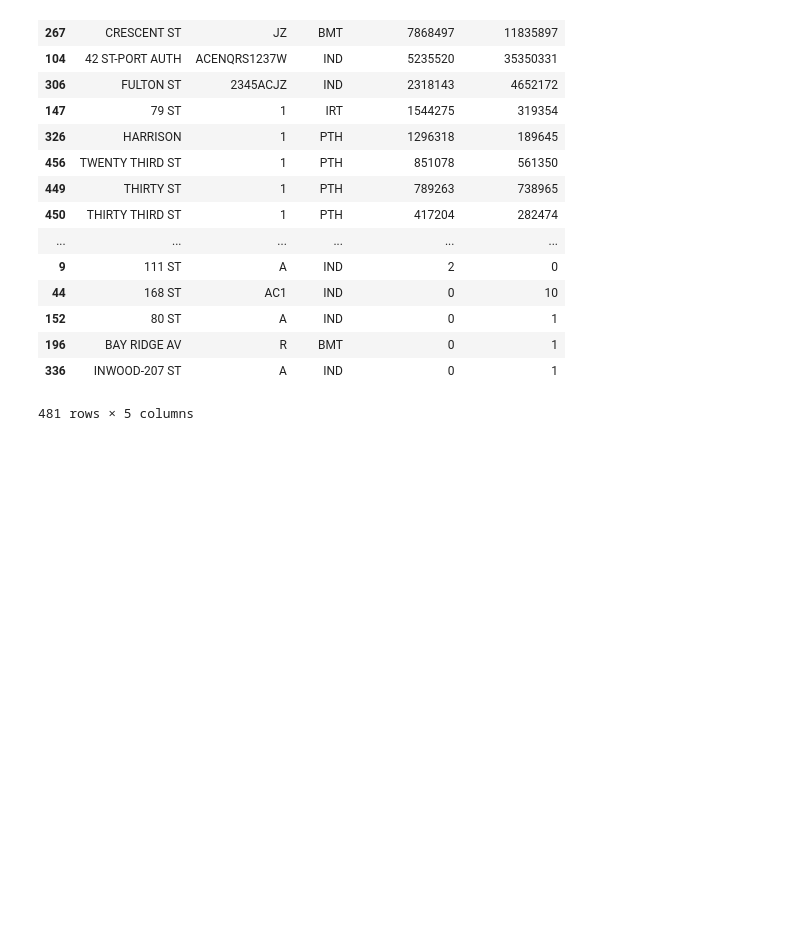
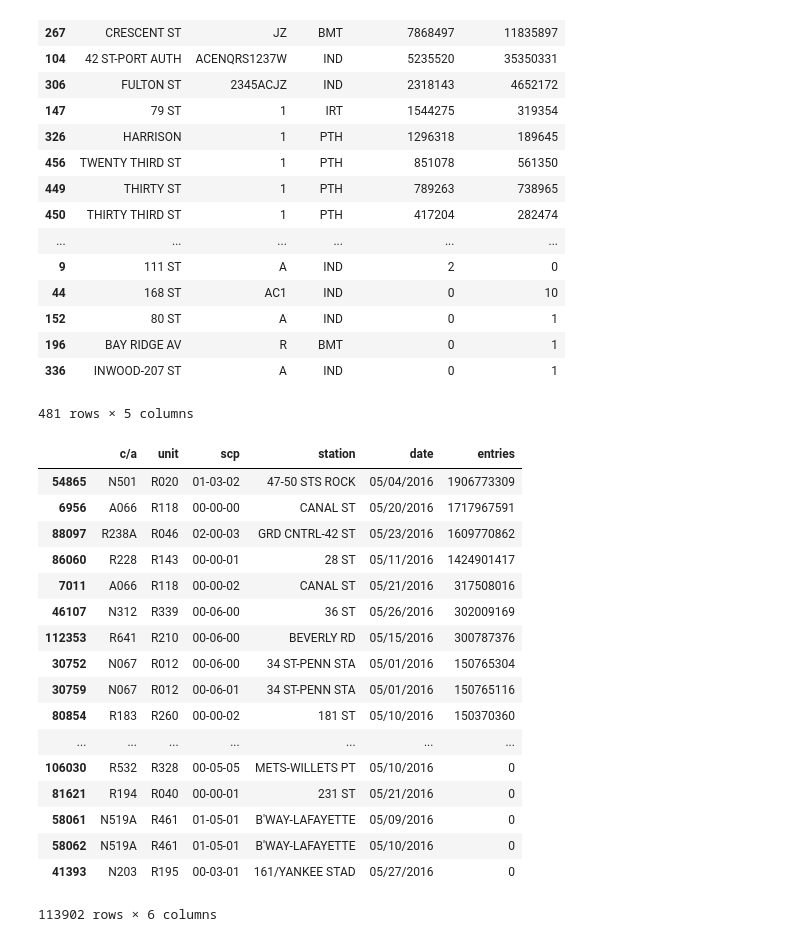
Before and after one commit to dogrdon/uw_big_data_tech, a Jupyter notebook: course_3/project/explore_ridership.ipynb, the cells around one changed output. Cells and saved outputs as stored; diff of their text form; code cells hidden in the pictures; blank space fills up the shorter version.

```diff
--- a/course_3/project/explore_ridership.ipynb
+++ b/course_3/project/explore_ridership.ipynb
@@ -303,3 +303,27 @@ df17_diff.sort_values(by=['month_entry_total', 'month_exit_total'], ascending=Fa
 | 196 | BAY RIDGE AV | R | BMT | 0 | 1 |
 | 336 | INWOOD-207 ST | A | IND | 0 | 1 |
 481 rows × 5 columns
+# %%
+df16_entries_diff = (df16.groupby(['c/a', 'unit', 'scp', 'station', 'date'])['entries'].max()\
+           -df16.groupby(['c/a', 'unit', 'scp', 'station', 'date'])['entries'].min()).reset_index()
+# %%
+df16_entries_diff.sort_values(by='entries', ascending=False)
+# %% [output]
+|  | c/a | unit | scp | station | date | entries |
+| 54865 | N501 | R020 | 01-03-02 | 47-50 STS ROCK | 05/04/2016 | 1906773309 |
+| 6956 | A066 | R118 | 00-00-00 | CANAL ST | 05/20/2016 | 1717967591 |
+| 88097 | R238A | R046 | 02-00-03 | GRD CNTRL-42 ST | 05/23/2016 | 1609770862 |
+| 86060 | R228 | R143 | 00-00-01 | 28 ST | 05/11/2016 | 1424901417 |
+| 7011 | A066 | R118 | 00-00-02 | CANAL ST | 05/21/2016 | 317508016 |
+| 46107 | N312 | R339 | 00-06-00 | 36 ST | 05/26/2016 | 302009169 |
+| 112353 | R641 | R210 | 00-06-00 | BEVERLY RD | 05/15/2016 | 300787376 |
+| 30752 | N067 | R012 | 00-06-00 | 34 ST-PENN STA | 05/01/2016 | 150765304 |
+| 30759 | N067 | R012 | 00-06-01 | 34 ST-PENN STA | 05/01/2016 | 150765116 |
+| 80854 | R183 | R260 | 00-00-02 | 181 ST | 05/10/2016 | 150370360 |
+| ... | ... | ... | ... | ... | ... | ... |
+| 106030 | R532 | R328 | 00-05-05 | METS-WILLETS PT | 05/10/2016 | 0 |
+| 81621 | R194 | R040 | 00-00-01 | 231 ST | 05/21/2016 | 0 |
+| 58061 | N519A | R461 | 01-05-01 | B'WAY-LAFAYETTE | 05/09/2016 | 0 |
+| 58062 | N519A | R461 | 01-05-01 | B'WAY-LAFAYETTE | 05/10/2016 | 0 |
+| 41393 | N203 | R195 | 00-03-01 | 161/YANKEE STAD | 05/27/2016 | 0 |
+113902 rows × 6 columns
```
Also changed, not shown: parts of 4 cells of this notebook, 5 other files.
